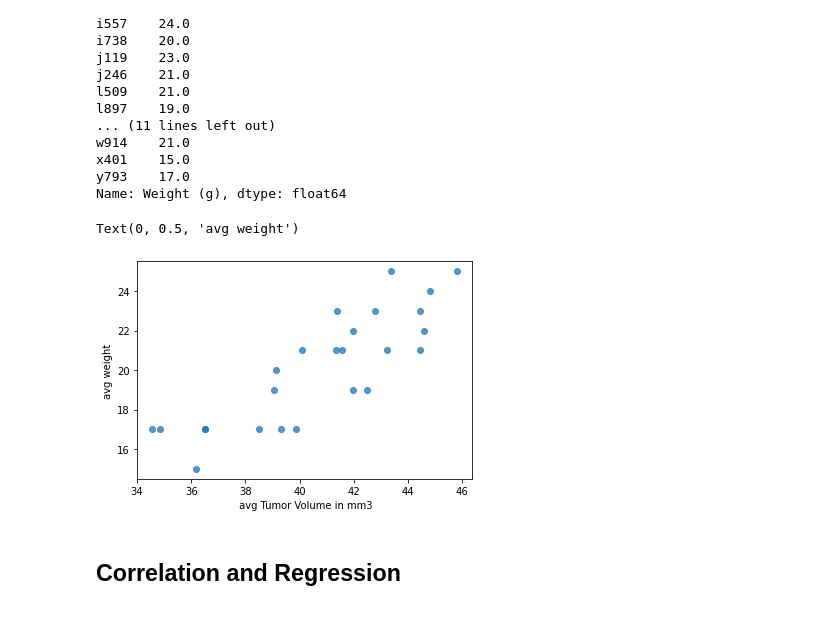
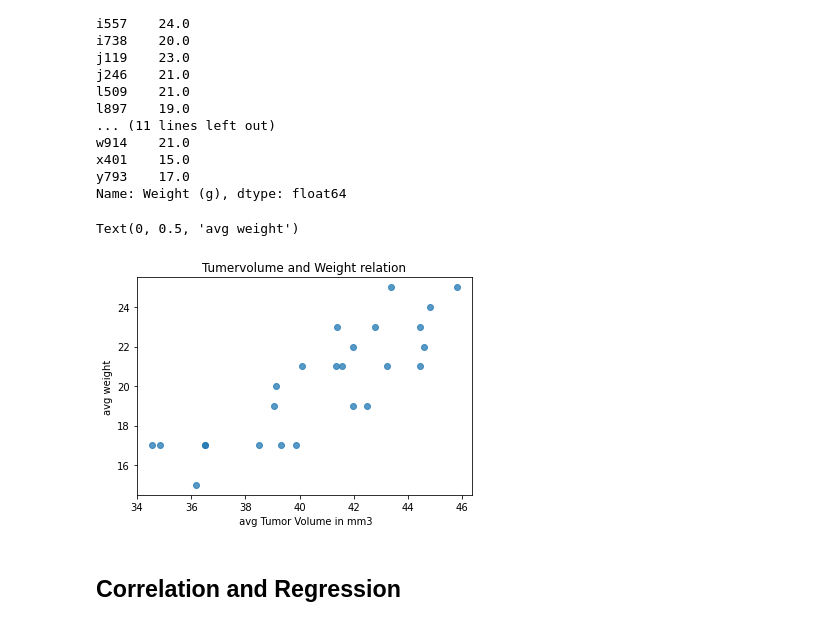
Before and after one commit to kentyjorge/matplotlib_challenge, a Jupyter notebook: pymaceuticals_starter.ipynb, the cells around one changed output. Cells and saved outputs as stored; diff of their text form; code cells hidden in the pictures.

```diff
--- a/pymaceuticals_starter.ipynb
+++ b/pymaceuticals_starter.ipynb
@@ -501,13 +515,14 @@ Name: Weight (g), dtype: float64
 # %%
 # store the values above in an x and y variabel for the scatter chart
 mouse_group_x = avg_v
 mouse_group_y = avg_w
 plt.scatter(mouse_group_x,mouse_group_y,marker='o',alpha=0.75)
+plt.title("Tumervolume and Weight relation")
 plt.xlabel(' avg Tumor Volume in mm3')
 plt.ylabel('avg weight')
 # %% [output]
 Text(0, 0.5, 'avg weight')
-[figure, old version]
+[figure, new version]
 # %% [markdown]
 ## Correlation and Regression
 # %%
```
Also changed, not shown: parts of 9 cells of this notebook.
